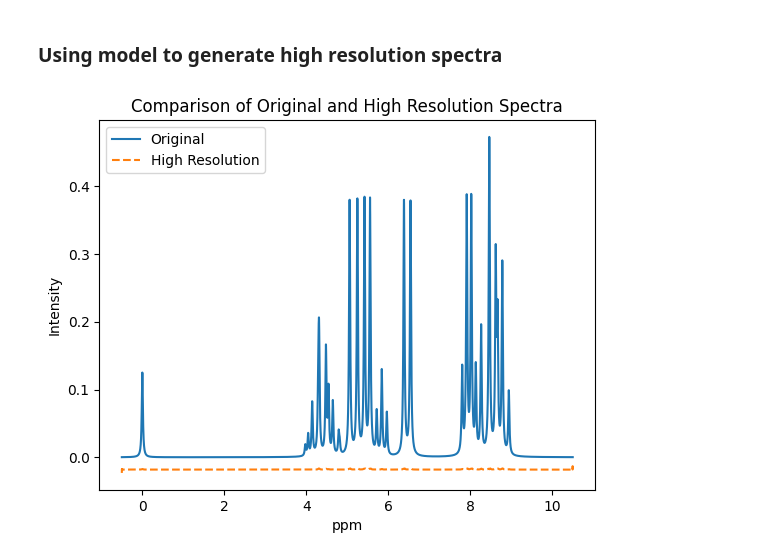
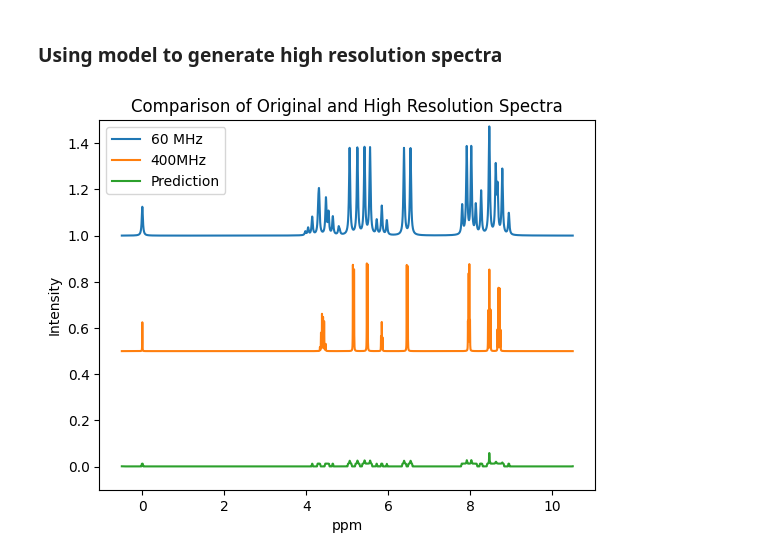
Before and after one commit to NMR-Upscale-UW/NMR_Upscale_UW_DIRECT, a Jupyter notebook: isotop/notebooks/notebook/Isotop_code.ipynb, the cells around one changed output. Cells and saved outputs as stored; diff of their text form; code cells hidden in the pictures.

```diff
--- a/isotop/notebooks/notebook/Isotop_code.ipynb
+++ b/isotop/notebooks/notebook/Isotop_code.ipynb
@@ -702,0 +682,2 @@ RuntimeError: ignored
+# %%
+model=model.cuda()
@@ -702,0 +742,13 @@ RuntimeError: ignored
+# %%
+import statistics
+x = np.linspace(1, num_epochs, num_epochs)
+
+fig, ax = matplotlib.pyplot.subplots()
+ax.plot(x, valid_loss_epoch, label='Validation Loss')
+ax.plot(x, train_loss_epoch, label='Training Loss' )
+#matplotlib.pyplot.xlim([5, 25])
+matplotlib.pyplot.ylim([0, statistics.mean(train_loss_epoch)*2])
+matplotlib.pyplot.xlabel('Number of Epochs')
+matplotlib.pyplot.ylabel('Loss')
+matplotlib.pyplot.legend()
+matplotlib.pyplot.show()
@@ -791,19 +823,12 @@ def get_predictions(model, test_dataloader):
     return pred_df
 # %%
 # Get the predictions DataFrame for the given model and test dataloader
-model = CNN(
-    num_layers=best_params["num_layers"],
-    num_channels=best_params["num_channels"],
-    kernel_size=best_params["kernel_size"],
-    drop_out=best_params["drop_out"]
-).to(device)
 
 predictions_df = get_predictions(model, test_dataloader)
 # %% [markdown]
 ### Using model to generate high resolution spectra
 # %%
-def generate_high_res_plot(model, file_path, input_column_name,
-                           input_ppm_column_name, output_ppm_column_name):
+def generate_high_res_plot(model, file_path):
     """
     Generate a plot comparing original and high-resolution spectra
     from a given CSV file using a pre-trained model.
@@ -823,7 +848,7 @@ def generate_high_res_plot(model, file_path, input_column_name,
     df = pd.read_csv(file_path)
 
     # Process the input data
-    input_data = df[input_column_name].to_numpy()
+    input_data = df['60MHz_intensity'].to_numpy()
     input_data = torch.Tensor(input_data).unsqueeze(0).unsqueeze(1).to(device)
 
     # Make predictions using the model
@@ -831,23 +856,24 @@ def generate_high_res_plot(model, file_path, input_column_name,
     predictions_numpy = predictions.detach().cpu().numpy().reshape(-1)
 
     # Plot the data
+    x = np.linspace(-.5, 10.5, 5500)
+
     fig, ax = matplotlib.pyplot.subplots()
-    ax.plot(df[input_ppm_column_name], df[input_column_name], label='Original')
-    ax.plot(df[output_ppm_column_name], predictions_numpy,
-            label='High Resolution', linestyle='--')
+    ax.plot(df['60MHz_ppm'], df['60MHz_intensity'] + 1.0, label='60 MHz')  # 2nd plot shifted up by 1.0
+    ax.plot(df['400MHz_ppm'], df['400MHz_intensity'] + 0.5, label='400MHz')  # 3rd plot shifted up by 0.5
+    ax.plot(x, predictions_numpy, label='Prediction')  # 1st plot is at the original level
+
     ax.legend()
     ax.set_xlabel('ppm')
     ax.set_ylabel('Intensity')
     ax.set_title('Comparison of Original and High Resolution Spectra')
-
+    matplotlib.pyplot.ylim([-0.1, 0.5 + 1.0])  # Adjusted upper y limit to account for the shift
     return fig
 # %%
 file_path = '/content/drive/My Drive/spectral_data/test400/400MHz/spectral_data_09_00000.csv'
-input_column_name = '60MHz_intensity'
-input_ppm_column_name = '60MHz_ppm'
-output_ppm_column_name = '400MHz_ppm'
 
-fig = generate_high_res_plot(model, file_path, input_column_name, input_ppm_column_name, output_ppm_column_name)
+
+fig = generate_high_res_plot(model, file_path)
 matplotlib.pyplot.show()
 # %% [output]
-[figure, old version]
+[figure, new version]
```
Also changed, not shown: parts of 32 cells of this notebook.
